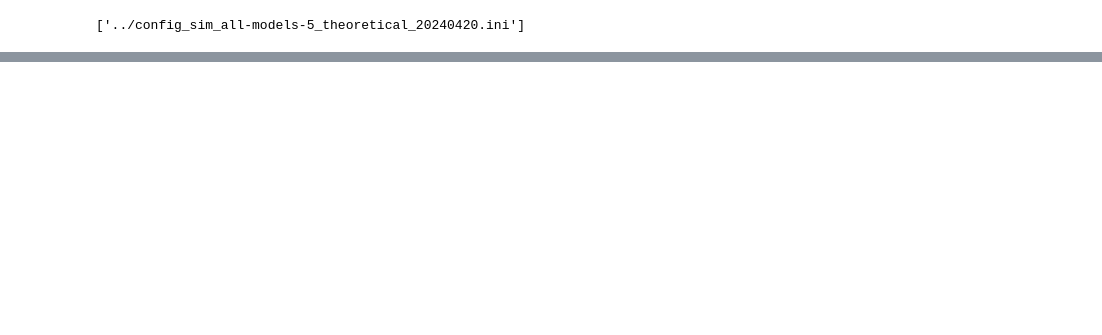
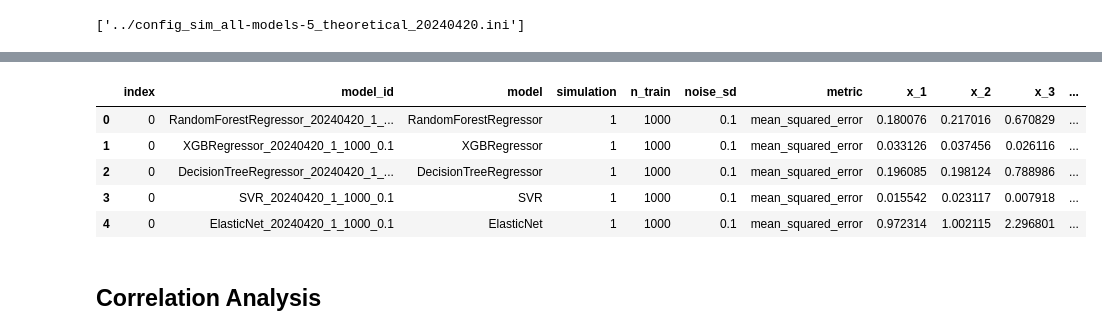
Before and after one commit to timo282/feature-effect-empirical-analysis, a Jupyter notebook: simulations/sim_all-models-5_theoretical_20240420/notebooks/correlation_analysis.ipynb, the cells around one changed output, grey strips where cells are left out. Drawn from its saved outputs; the diff is of its cells as text; code cells hidden in the pictures; blank space fills up the shorter version.

```diff
--- a/simulations/sim_all-models-5_theoretical_20240420/notebooks/correlation_analysis.ipynb
+++ b/simulations/sim_all-models-5_theoretical_20240420/notebooks/correlation_analysis.ipynb
@@ -68,0 +62,13 @@ df_model_res
+# %%
+effects_results_storage = config.get("storage", "effects_results")
+df_effect_res = pd.read_sql_table(feauture_effect_type, f"sqlite:///..{effects_results_storage}")
+df_effect_res.head()
+# %% [output]
+|  | index | model_id | model | simulation | n_train | noise_sd | metric | x_1 | x_2 | x_3 | ... |
+| 0 | 0 | RandomForestRegressor_20240420_1_... | RandomForestRegressor | 1 | 1000 | 0.1 | mean_squared_error | 0.180076 | 0.217016 | 0.670829 | ... |
+| 1 | 0 | XGBRegressor_20240420_1_1000_0.1 | XGBRegressor | 1 | 1000 | 0.1 | mean_squared_error | 0.033126 | 0.037456 | 0.026116 | ... |
+| 2 | 0 | DecisionTreeRegressor_20240420_1_... | DecisionTreeRegressor | 1 | 1000 | 0.1 | mean_squared_error | 0.196085 | 0.198124 | 0.788986 | ... |
+| 3 | 0 | SVR_20240420_1_1000_0.1 | SVR | 1 | 1000 | 0.1 | mean_squared_error | 0.015542 | 0.023117 | 0.007918 | ... |
+| 4 | 0 | ElasticNet_20240420_1_1000_0.1 | ElasticNet | 1 | 1000 | 0.1 | mean_squared_error | 0.972314 | 1.002115 | 2.296801 | ... |
+# %% [markdown]
+## Correlation Analysis
```
Also changed, not shown: parts of 20 cells of this notebook, 3 other files.
